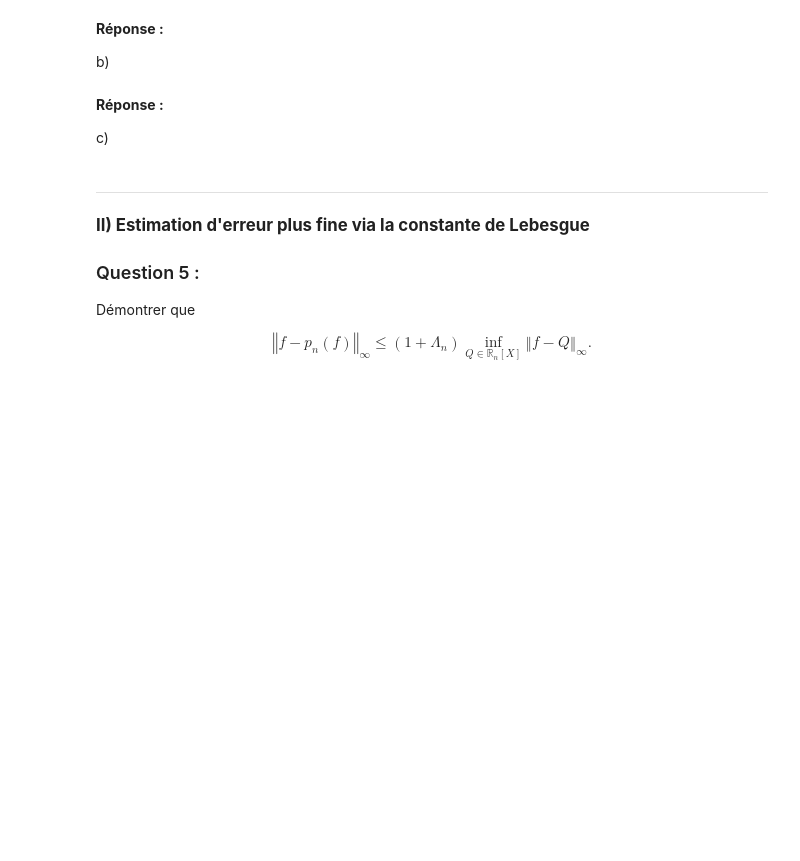
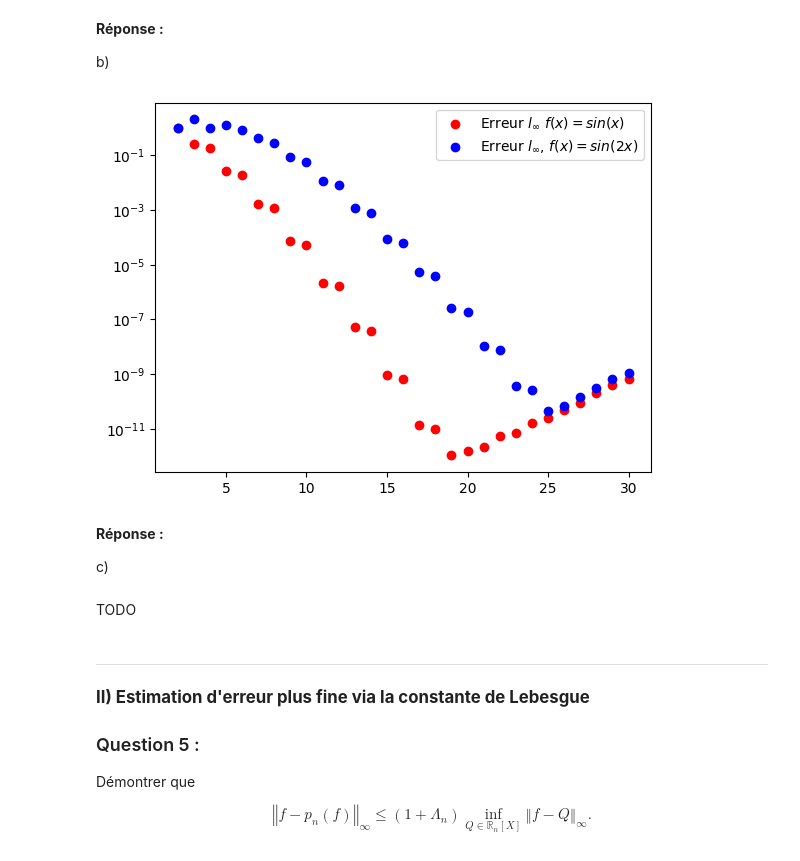
Before and after one commit to Eric-Guerra-Ribeiro/AMP_41012, a Jupyter notebook: pc2.ipynb, the cells around one changed output. Drawn from its saved outputs; the diff is of its cells as text; code cells hidden in the pictures; blank space fills up the shorter version.

```diff
--- a/pc2.ipynb
+++ b/pc2.ipynb
@@ -155,15 +208,19 @@ b)
 # %%
 # Tracer l'erreur l_infini entre p_n(f) et f en fonction du nombre de points n d'interpolation
 plt.figure()
-plt.scatter(nb_pts,err_inf_sin, color="red", label="Erreur l_infini sin")
-plt.scatter(nb_pts,err_inf_sin2,color="blue",label="Erreur l_infini sin 2")
+plt.scatter(nb_pts,err_inf_sin, color="red", label="Erreur $l_\\infty$ $f(x) = sin(x)$")
+plt.scatter(nb_pts,err_inf_sin2,color="blue",label="Erreur $l_\\infty$, $f(x)=sin(2x)$")
 plt.yscale("log")
 plt.legend()
 plt.show()
+# %% [output]
+[figure, added]
 # %% [markdown]
 **Réponse :**
 
 c)
+# %% [markdown]
+TODO
 # %% [markdown]
 ---
 **<big> II) Estimation d'erreur plus fine via la constante de Lebesgue</big>**
```
Also changed, not shown: parts of 26 cells of this notebook.
